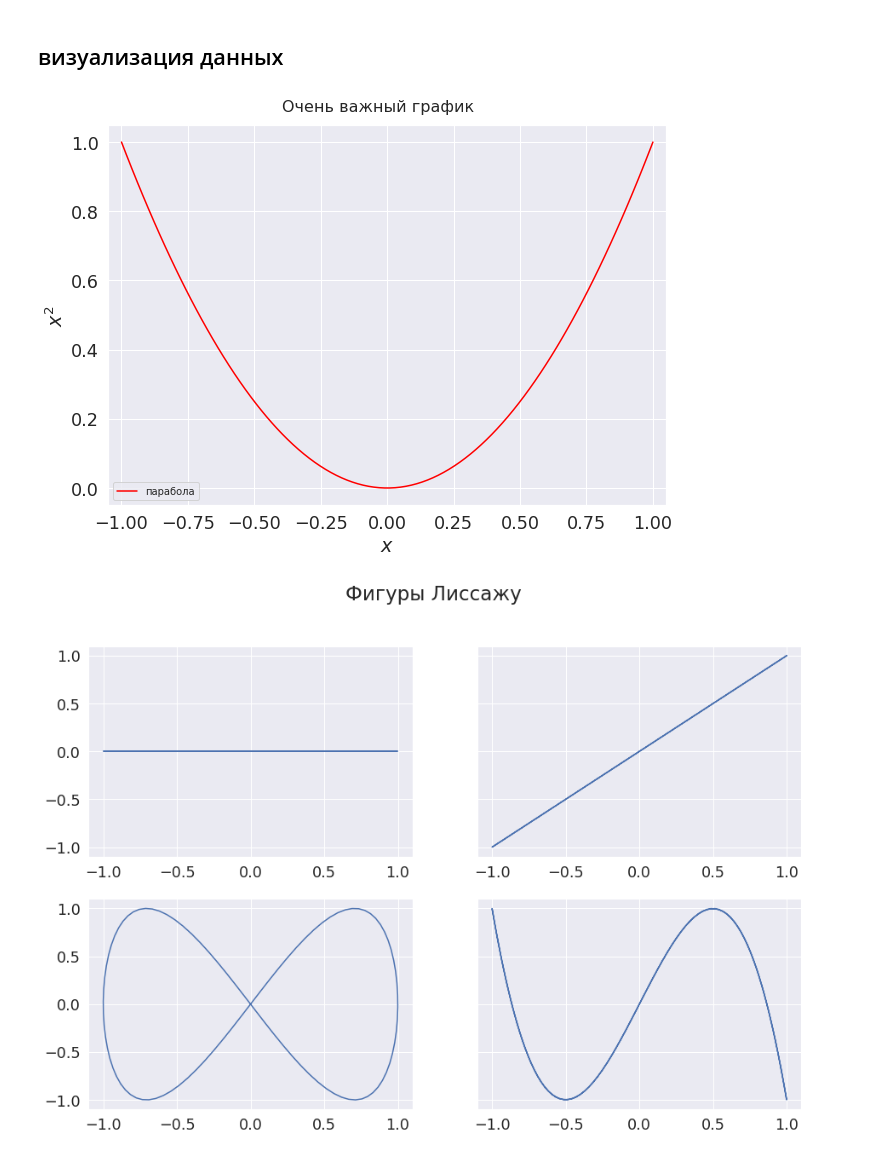
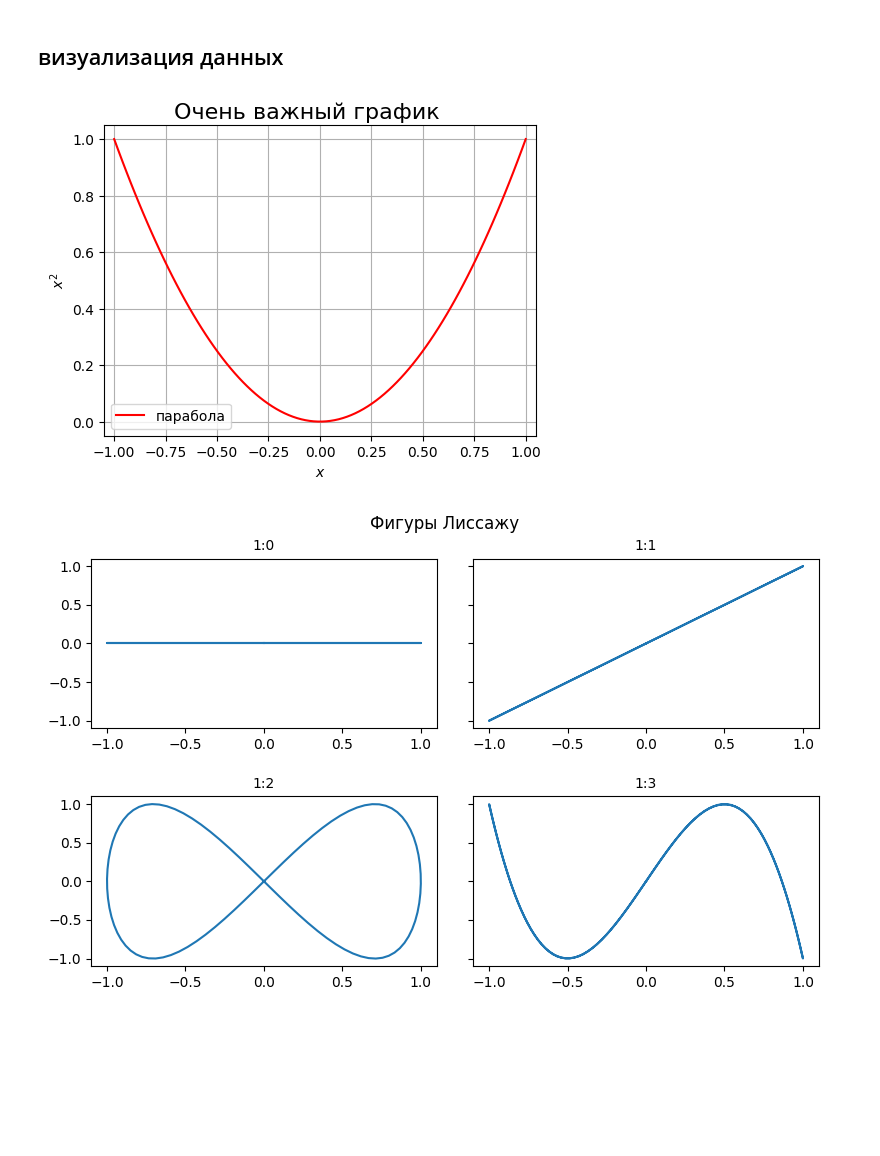
Before and after one commit to galqiwi/ds_cheat_sheet, a Jupyter notebook: cheat_sheet.ipynb, the cells around one changed output. Drawn from its saved outputs; the diff is of its cells as text; code cells hidden in the pictures; blank space fills up the shorter version.

```diff
--- a/cheat_sheet.ipynb
+++ b/cheat_sheet.ipynb
@@ -8,5 +8,3 @@ import scipy.stats as sps
 import seaborn as sns
 import matplotlib.pyplot as plt
 import pandas as pd
-
-sns.set(font_scale=1.6)
@@ -126,26 +109,31 @@ df_nan.fillna(value=3)
 grid = np.linspace(start=-1, stop=1, num=100)
 data = grid ** 2
 # %%
-plt.figure(figsize=(10, 7))
+plt.figure(figsize=(5, 4))
 sns.lineplot(x=grid, y=data, color='red', label='парабола')
 plt.suptitle('Очень важный график', fontsize=16, y=.93)
 plt.legend(fontsize=10)
 plt.xlim([-1.05, 1.05])
 plt.ylim([-0.05, 1.05])
+plt.grid()
+plt.tight_layout()
 plt.xlabel('$x$')
 plt.ylabel('$x^2$')
 plt.show()
 # %% [output]
-[figure, old version]
+[figure, new version]
 # %%
-fig, axes = plt.subplots(2, 2, figsize=(15, 10), sharey=True)
+fig, axes = plt.subplots(2, 2, figsize=(8, 5), sharey=True)
 axes = axes.reshape(-1)
 fig.suptitle('Фигуры Лиссажу')
+fig.tight_layout()
+fig.subplots_adjust(hspace=0.4)
 
 for subplot_id, ax in zip(range(len(axes)), axes):
+    ax.set_title(f'1:{subplot_id}', fontsize=10)
     time = np.linspace(start=0, stop=2 * np.pi, num=100)
     x = np.sin(time)
     y = np.sin(time * subplot_id)
     ax.plot(x, y)
 # %% [output]
-[figure, old version]
+[figure, new version]
```
Also changed, not shown: parts of 13 cells of this notebook, 1 other file.
